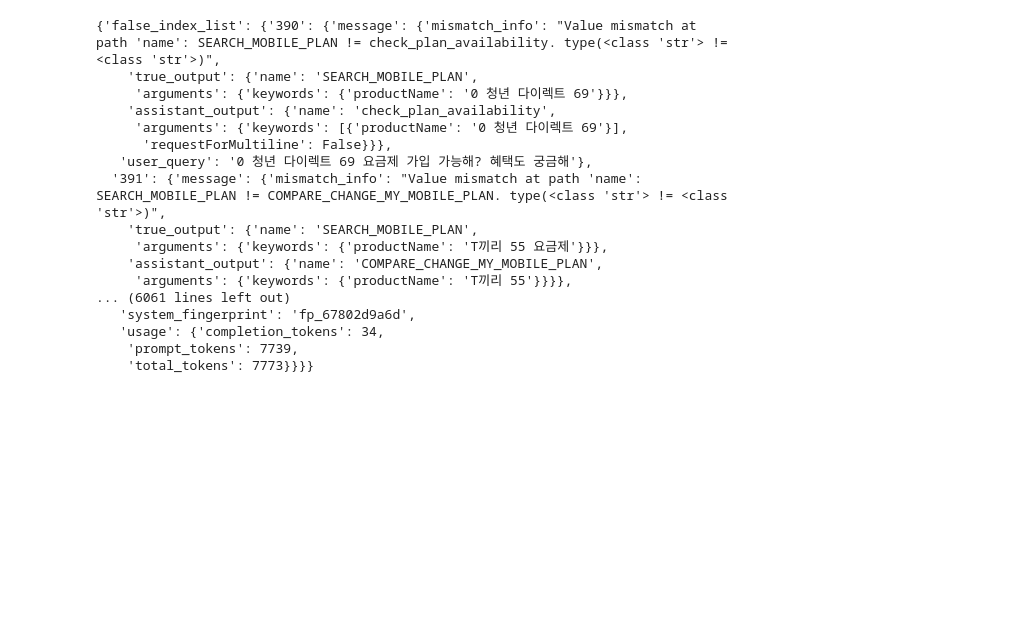
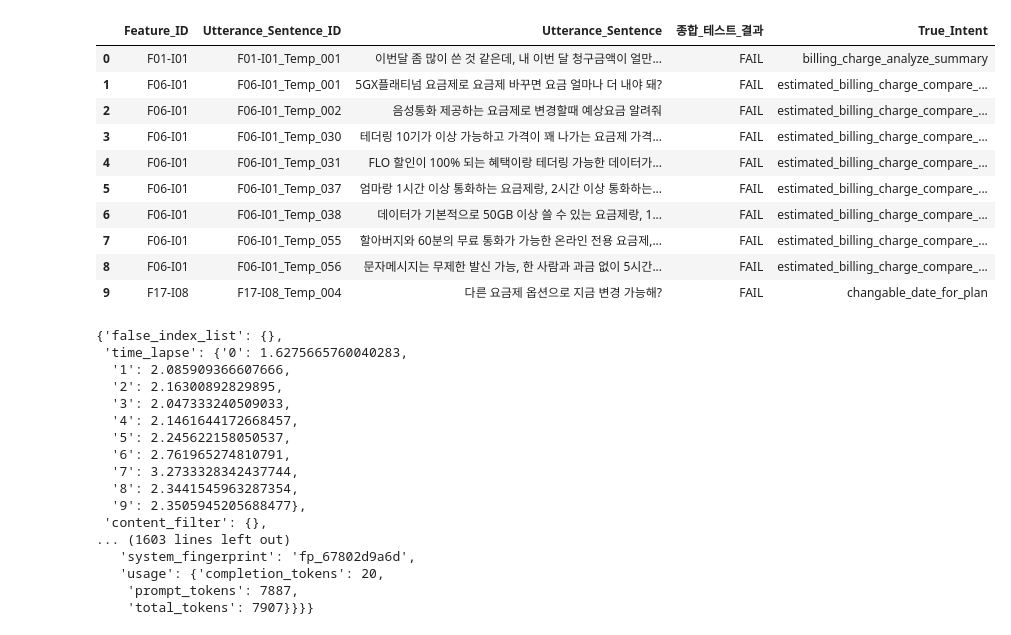
Before and after one commit to dcsolus/sktworld, a Jupyter notebook: tworld_llm.ipynb, the cells around one changed output. Drawn from its saved outputs; the diff is of its cells as text; code cells hidden in the pictures; blank space fills up the shorter version.

```diff
--- a/tworld_llm.ipynb
+++ b/tworld_llm.ipynb
@@ -91,21 +91,38 @@ with open(file_path, 'rb') as f:
     df:pd.DataFrame = pickle.load(f)
 name_mismatch = df[df['mismatch_args'].isnull()].copy()
 target_rows = list(name_mismatch.index)
+# %%
+# Load evaluation sheet
+
+# eval_file_name = "(SKT) 평가 결과_new.xlsx"
+eval_file_name = "추가_평가_목록.xlsx"
+eval_file_path = os.path.join(source_dir, eval_file_name)
+user_query_data = pd.read_excel(eval_file_path)
+
+# Clean up column names by replacing spaces with underscores
+user_query_data.columns = [c.replace(' ', '_') for c in user_query_data.columns]
+user_query_data.head(10)
+# %% [output]
+|  | Feature_ID | Utterance_Sentence_ID | Utterance_Sentence | 종합_테스트_결과 | True_Intent |
+| 0 | F01-I01 | F01-I01_Temp_001 | 이번달 좀 많이 쓴 것 같은데, 내 이번 달 청구금액이 얼만... | FAIL | billing_charge_analyze_summary |
+| 1 | F06-I01 | F06-I01_Temp_001 | 5GX플래티넘 요금제로 요금제 바꾸면 요금 얼마나 더 내야 돼? | FAIL | estimated_billing_charge_compare_... |
+| 2 | F06-I01 | F06-I01_Temp_002 | 음성통화 제공하는 요금제로 변경할때 예상요금 알려줘 | FAIL | estimated_billing_charge_compare_... |
+| 3 | F06-I01 | F06-I01_Temp_030 | 테더링 10기가 이상 가능하고 가격이 꽤 나가는 요금제 가격... | FAIL | estimated_billing_charge_compare_... |
+| 4 | F06-I01 | F06-I01_Temp_031 | FLO 할인이 100% 되는 혜택이랑 테더링 가능한 데이터가... | FAIL | estimated_billing_charge_compare_... |
+| 5 | F06-I01 | F06-I01_Temp_037 | 엄마랑 1시간 이상 통화하는 요금제랑, 2시간 이상 통화하는... | FAIL | estimated_billing_charge_compare_... |
+| 6 | F06-I01 | F06-I01_Temp_038 | 데이터가 기본적으로 50GB 이상 쓸 수 있는 요금제랑, 1... | FAIL | estimated_billing_charge_compare_... |
+| 7 | F06-I01 | F06-I01_Temp_055 | 할아버지와 60분의 무료 통화가 가능한 온라인 전용 요금제,... | FAIL | estimated_billing_charge_compare_... |
+| 8 | F06-I01 | F06-I01_Temp_056 | 문자메시지는 무제한 발신 가능, 한 사람과 과금 없이 5시간... | FAIL | estimated_billing_charge_compare_... |
+| 9 | F17-I08 | F17-I08_Temp_004 | 다른 요금제 옵션으로 지금 변경 가능해? | FAIL | changable_date_for_plan |
 # %%
 from datetime import date
 from utils import get_aoai_endpoint_in4u
-
-eval_file_name = "(SKT) 평가 결과_new.xlsx"
-eval_file_path = os.path.join(source_dir, eval_file_name)
-user_query_data = pd.read_excel(eval_file_path)
-
-# Clean up column names by replacing spaces with underscores
-user_query_data.columns = [c.replace(' ', '_') for c in user_query_data.columns]
 
 # Define the maximum number of retries
 max_retries = 3  # You can change this value as needed
 
 kwargs = {
+    'run_evaluate': False,
     'data' : user_query_data,
     'system_prompt' : system_prompt,
     'endpoint': get_aoai_endpoint_in4u(),
@@ -117,27 +134,27 @@ kwargs = {
     'false_index_file_name': f'false_index_gpt4o_v202408_{date.today()}.pkl',
     'today' : date.today(),
     # 'skip_rows': 507,
-    'target_rows' : target_rows # target_rows
+    # 'target_rows' : target_rows # target_rows
 }
 
 results = run_and_evaluate(**kwargs)
 results
 # %% [output]
-{'false_index_list': {'390': {'message': {'mismatch_info': "Value mismatch at path 'name': SEARCH_MOBILE_PLAN != check_plan_availability. type(<class 'str'> != <class 'str'>)",
-    'true_output': {'name': 'SEARCH_MOBILE_PLAN',
-     'arguments': {'keywords': {'productName': '0 청년 다이렉트 69'}}},
-    'assistant_output': {'name': 'check_plan_availability',
-     'arguments': {'keywords': [{'productName': '0 청년 다이렉트 69'}],
-      'requestForMultiline': False}}},
-   'user_query': '0 청년 다이렉트 69 요금제 가입 가능해? 혜택도 궁금해'},
-  '391': {'message': {'mismatch_info': "Value mismatch at path 'name': SEARCH_MOBILE_PLAN != COMPARE_CHANGE_MY_MOBILE_PLAN. type(<class 'str'> != <class 'str'>)",
-    'true_output': {'name': 'SEARCH_MOBILE_PLAN',
-     'arguments': {'keywords': {'productName': 'T끼리 55 요금제'}}},
-    'assistant_output': {'name': 'COMPARE_CHANGE_MY_MOBILE_PLAN',
-     'arguments': {'keywords': {'productName': 'T끼리 55'}}}},
-... (6061 lines left out)
+{'false_index_list': {},
+ 'time_lapse': {'0': 1.6275665760040283,
+  '1': 2.085909366607666,
+  '2': 2.16300892829895,
+  '3': 2.047333240509033,
+  '4': 2.1461644172668457,
+  '5': 2.245622158050537,
+  '6': 2.761965274810791,
+  '7': 3.2733328342437744,
+  '8': 2.3441545963287354,
+  '9': 2.3505945205688477},
+ 'content_filter': {},
+... (1603 lines left out)
    'system_fingerprint': 'fp_67802d9a6d',
-   'usage': {'completion_tokens': 34,
-    'prompt_tokens': 7739,
-    'total_tokens': 7773}}}}
+   'usage': {'completion_tokens': 20,
+    'prompt_tokens': 7887,
+    'total_tokens': 7907}}}}
 # %%
```
Also changed, not shown: parts of 2 cells of this notebook, 15 other files.
